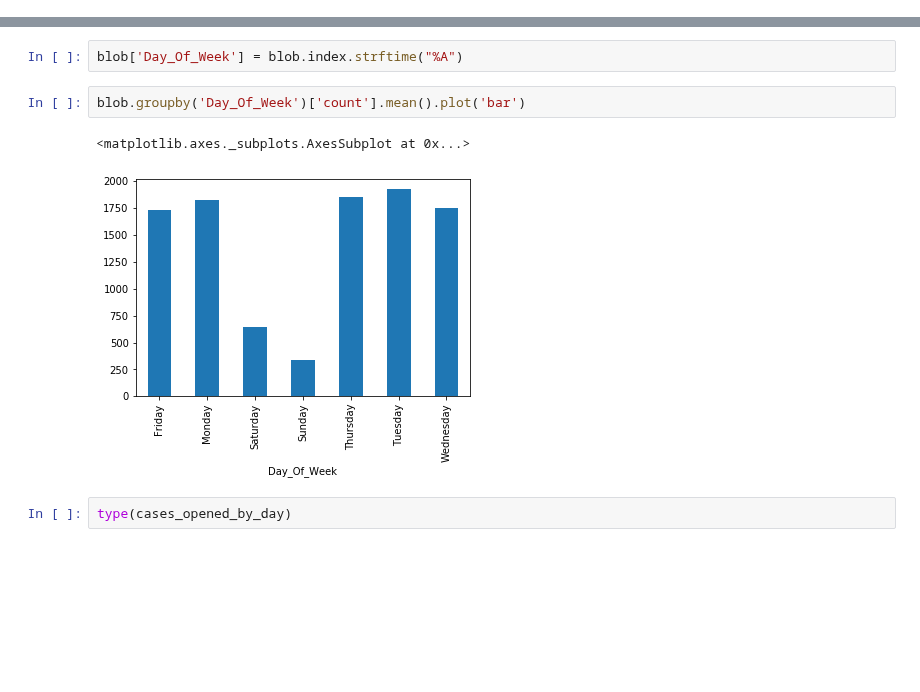
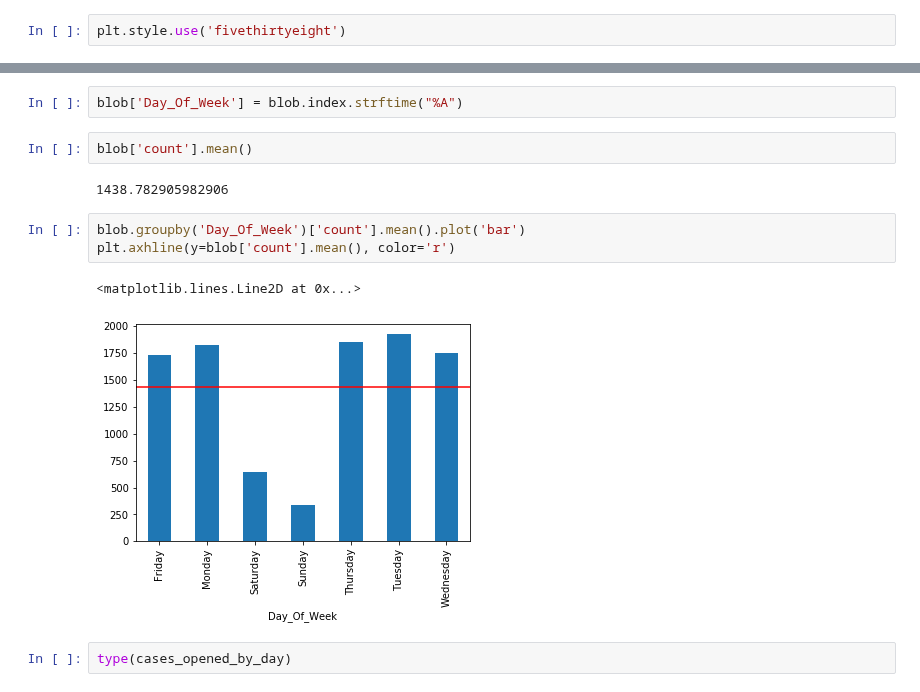
Before and after one commit to flambuth/ds-methodologies-exercises, a Jupyter notebook: spark/spark-exploration.ipynb, the cells around one changed output, grey strips where cells are left out. Saved outputs shown, nothing was run; the diff lists cells and outputs as text; blank space fills up the shorter version.

Commit message:
getting those plots looking pretty

```diff
--- a/spark/spark-exploration.ipynb
+++ b/spark/spark-exploration.ipynb
@@ -16,4 +16,6 @@ import seaborn as sns
 from wrangle import wrangle_311
 
 spark = pyspark.sql.SparkSession.builder.getOrCreate()
+# %%
+plt.style.use('fivethirtyeight')
 # %% [markdown]
@@ -203,11 +200,16 @@ blob
 585 rows × 2 columns
 # %%
 blob['Day_Of_Week'] = blob.index.strftime("%A")
+# %%
+blob['count'].mean()
+# %% [output]
+1438.782905982906
 # %%
 blob.groupby('Day_Of_Week')['count'].mean().plot('bar')
+plt.axhline(y=blob['count'].mean(), color='r')
 # %% [output]
-<matplotlib.axes._subplots.AxesSubplot at 0x...>
+<matplotlib.lines.Line2D at 0x...>
-[figure, old version]
+[figure, new version]
 # %%
 type(cases_opened_by_day)
 # %% [output]
```
Also changed, not shown: parts of 11 cells of this notebook.
